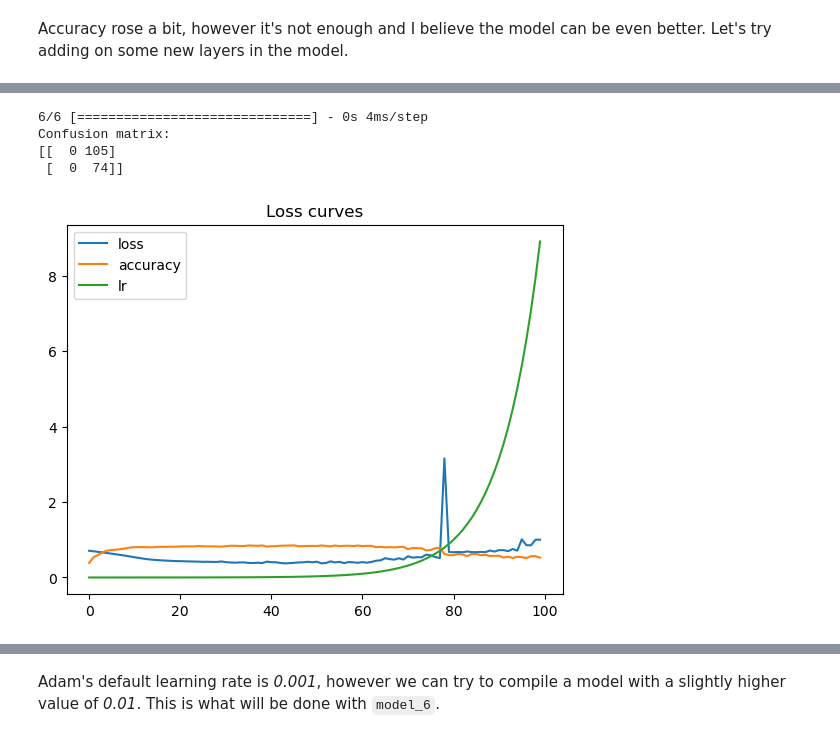
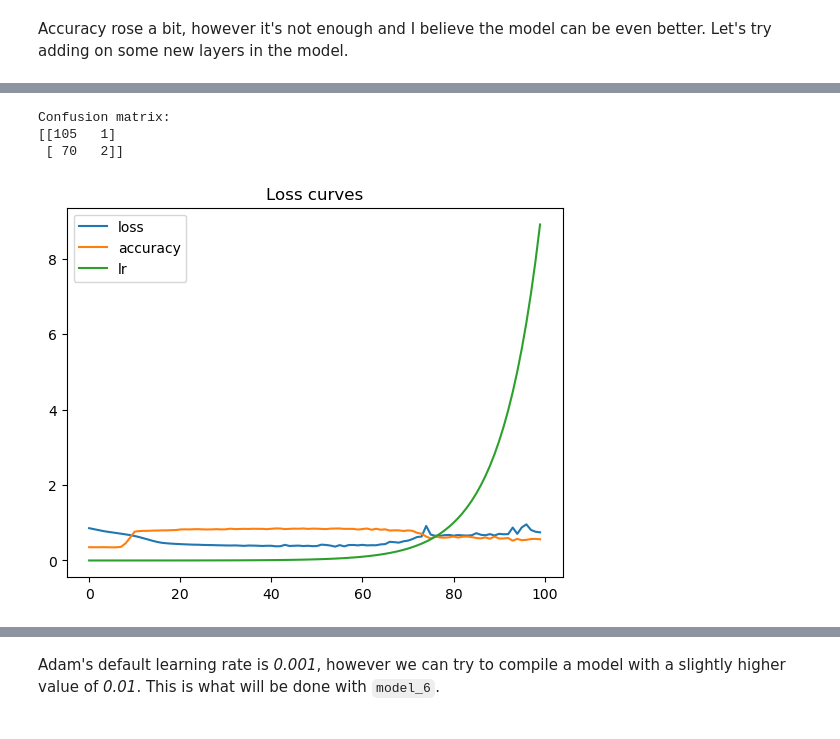
Before and after one commit to pawelkiszczak/kaggle, a Jupyter notebook: titanic/titanic_tf_1.ipynb, the cells around one changed output, grey strips where cells are left out. Cells and saved outputs as stored; diff of their text form; code cells hidden in the pictures.

```diff
--- a/titanic/titanic_tf_1.ipynb
+++ b/titanic/titanic_tf_1.ipynb
@@ -756,0 +843,25 @@ X_train_norm.shape, X_train.shape
+# %%
+from sklearn.ensemble import RandomForestClassifier
+from sklearn.model_selection import train_test_split
+from sklearn.model_selection import GridSearchCV
+
+X = titanic.drop('Survived', axis=1)
+X = pd.get_dummies(data=X)
+y = titanic['Survived']
+
+X_train, X_test, y_train, y_test = train_test_split(X, y, test_size=0.2)
+
+param_grid = {
+	'n_estimators': [128, 256, 1024],
+	'max_features': ['sqrt', 'log2'],
+	'max_depth': [3, 4, 5, 6, 7],
+	'criterion': ['gini', 'entropy']
+}
+
+rfc = RandomForestClassifier(random_state=42, verbose=1)
+
+CV_rfc = GridSearchCV(estimator=rfc,
+					  param_grid=param_grid,
+					  cv=5)
+
+CV_rfc.fit(X_train, y_train)
@@ -756,0 +902,13 @@ X_train_norm.shape, X_train.shape
+# %%
+import sklearn.metrics as skm
+rfc1 = RandomForestClassifier(random_state=42,
+							  criterion='gini',
+							  max_depth=5,
+							  max_features='sqrt',
+							  n_estimators=1024)
+
+rfc1.fit(X_train, y_train)
+pred_rfc = rfc1.predict(X_test)
+
+acc1 = skm.accuracy_score(y_test, pred_rfc)
+acc1
@@ -864,5 +1135,5 @@ Looks like the loss keeps getting even lower after 100 epochs. Let's increase th
 # %%
-def evaluate_and_plot(model, history, X_test=X_test_norm, y_test=y_test):
+def evaluate_and_plot(model, history, X_test=X_test, y_test=y_test):
 	'''
 	Function to help with model evaluation same as with
 	plotting the loss curves and creating the basic
@@ -960,7 +1232,7 @@ model_5.compile(loss=BinaryCrossentropy(),
 lr_scheduler = tf.keras.callbacks.LearningRateScheduler(lambda epoch: 1e-4 * 10 ** (epoch/20))
 
 # Fit the model
-history_5 = model_5.fit(X_train_norm, y_train, epochs=100, verbose=0, callbacks=[lr_scheduler])
+history_5 = model_5.fit(X_train, y_train, epochs=100, verbose=0, callbacks=[lr_scheduler])
 
 evaluate_and_plot(model=model_5, history=history_5)
 # %% [output]
@@ -972,8 +1245,7 @@ Model evaluation metrics:
-6/6 [==============================] - 0s 4ms/step
 Confusion matrix:
-[[  0 105]
- [  0  74]]
+[[105   1]
+ [ 70   2]]
-[figure, old version]
+[figure, new version]
 # %%
 lrs = 1e-4 * (10**(tf.range(100)/20))
 # %%
```
Also changed, not shown: parts of 58 cells of this notebook, 10 other files.
